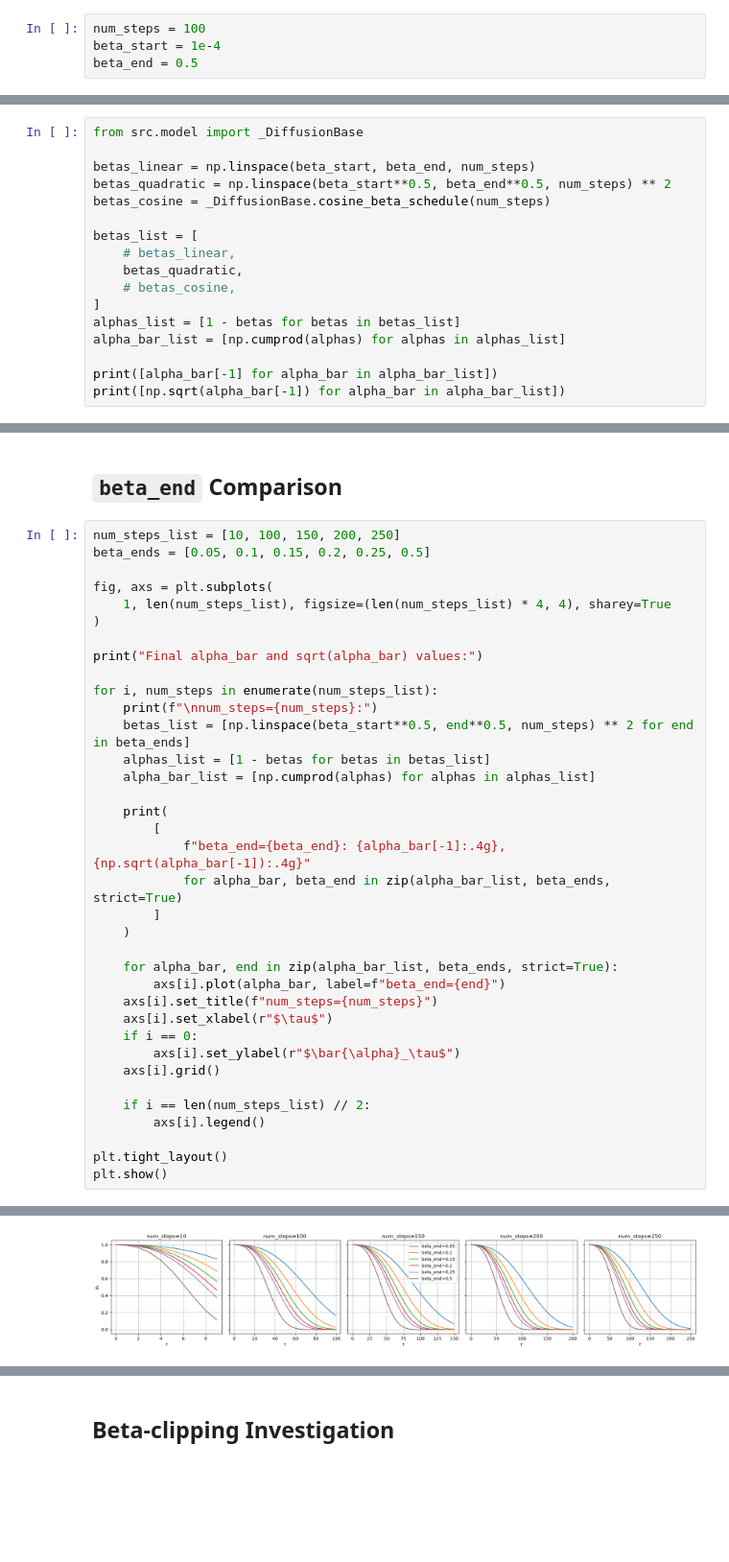
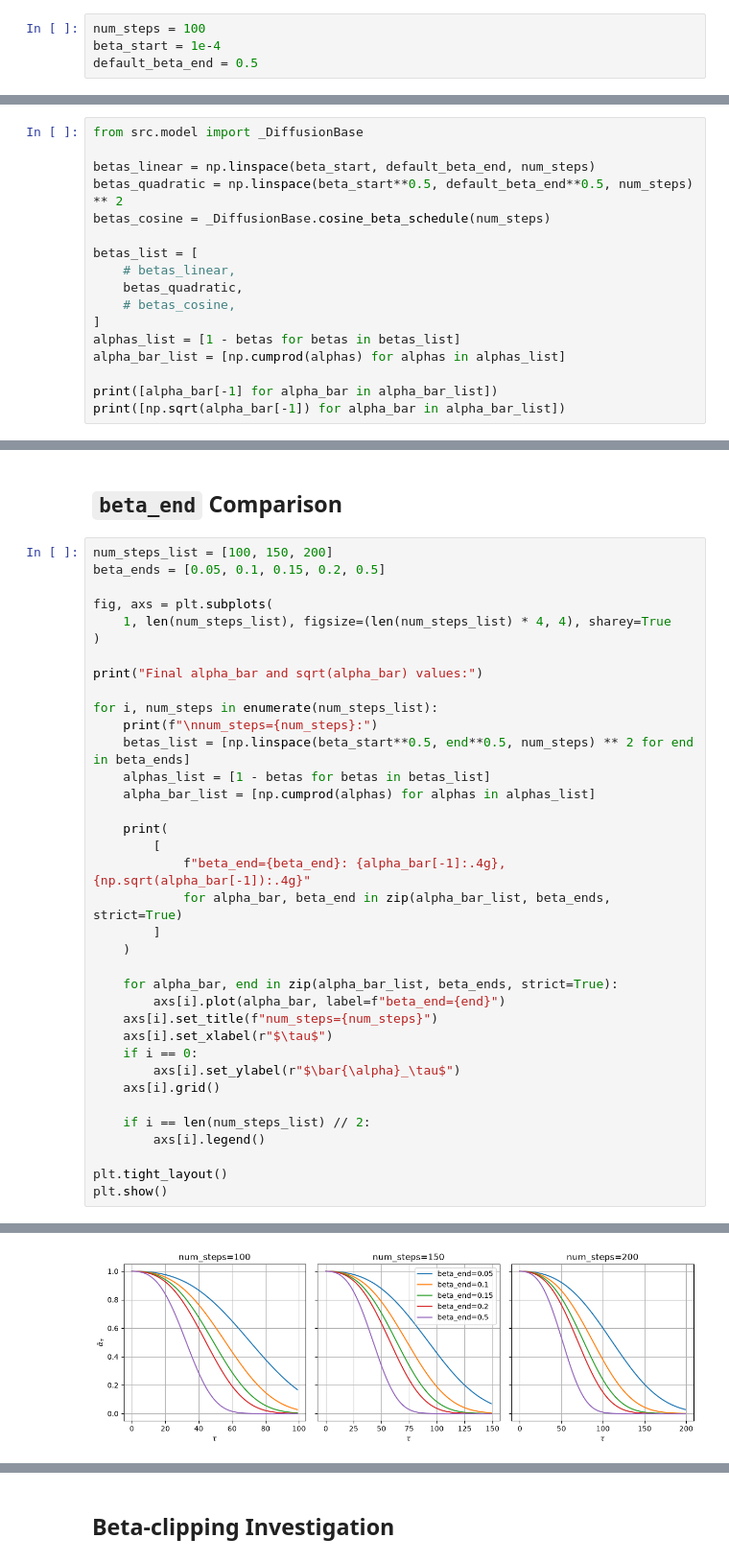
Before and after one commit to case547/diffusion-irregular-ehr, a Jupyter notebook: diffusion.ipynb, the cells around one changed output, grey strips where cells are left out. Shown at 96% size. Saved outputs shown, nothing was run; the diff lists cells and outputs as text; blank space fills up the shorter version.

```diff
--- a/diffusion.ipynb
+++ b/diffusion.ipynb
@@ -4,14 +4,14 @@ import numpy as np
 # %%
 num_steps = 100
 beta_start = 1e-4
-beta_end = 0.5
+default_beta_end = 0.5
 # %% [markdown]
 ## Schedule Comparison
 # %%
 from src.model import _DiffusionBase
 
-betas_linear = np.linspace(beta_start, beta_end, num_steps)
-betas_quadratic = np.linspace(beta_start**0.5, beta_end**0.5, num_steps) ** 2
+betas_linear = np.linspace(beta_start, default_beta_end, num_steps)
+betas_quadratic = np.linspace(beta_start**0.5, default_beta_end**0.5, num_steps) ** 2
 betas_cosine = _DiffusionBase.cosine_beta_schedule(num_steps)
 
 betas_list = [
@@ -63,8 +63,8 @@ plt.show()
 # %% [markdown]
 ## `beta_end` Comparison
 # %%
-num_steps_list = [10, 100, 150, 200, 250]
-beta_ends = [0.05, 0.1, 0.15, 0.2, 0.25, 0.5]
+num_steps_list = [100, 150, 200]
+beta_ends = [0.05, 0.1, 0.15, 0.2, 0.5]
 
 fig, axs = plt.subplots(
     1, len(num_steps_list), figsize=(len(num_steps_list) * 4, 4), sharey=True
@@ -118 +112 @@ num_steps=250:
-[figure, old version]
+[figure, new version]
```
Also changed, not shown: parts of 7 cells of this notebook, 3 other files.
